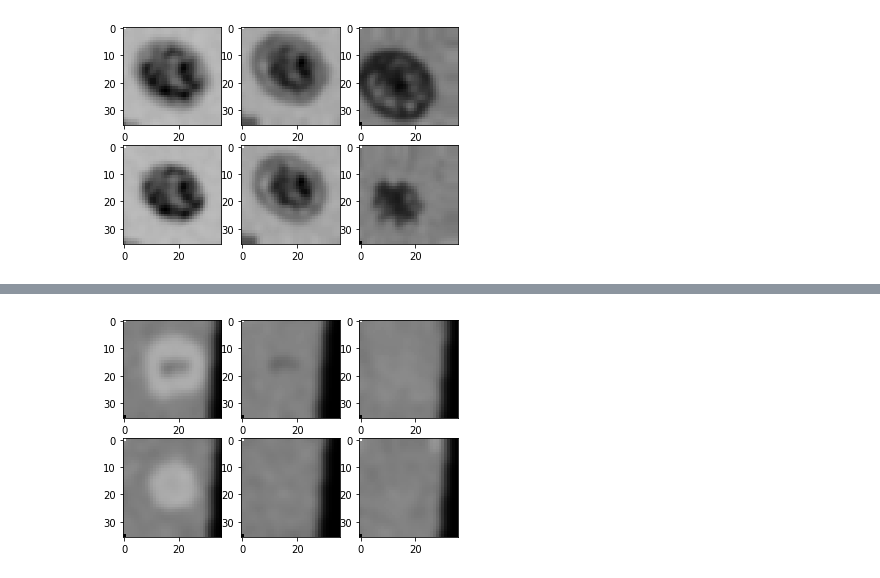
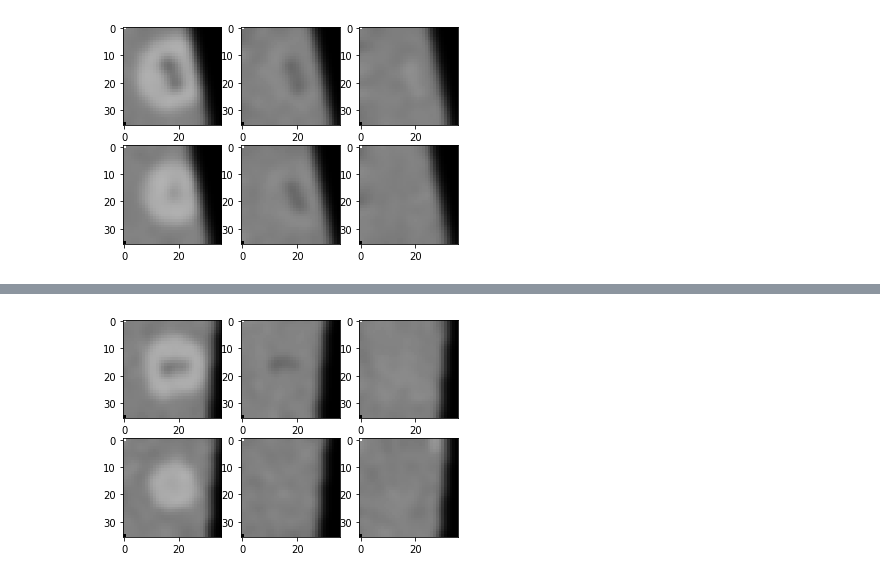
Before and after one commit to clintonjwang/voi-classifier, a Jupyter notebook: artificial-data-generator.ipynb, the cells around one changed output, grey strips where cells are left out. Drawn from its saved outputs; the diff is of its cells as text; code cells hidden in the pictures.

```diff
--- a/artificial-data-generator.ipynb
+++ b/artificial-data-generator.ipynb
@@ -23,6 +39,6 @@ agm.gen_imgs("fnh", C, n)
 # %%
-img = agm.gen_hemangiomas(C, 30)[28]
+img = agm.gen_fnhs(C, 30)[12]
 img = agm.post_process_img(img, C)
 hf.plot_section_auto_scan(img, 0.3)
 # %% [output]
-[figure, old version]
+[figure, new version]
```
Also changed, not shown: parts of 4 cells of this notebook, 10 other files.
